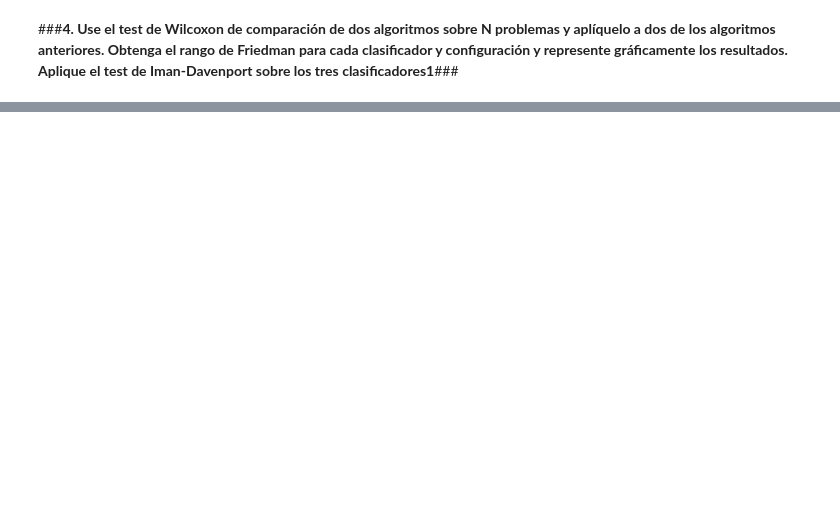
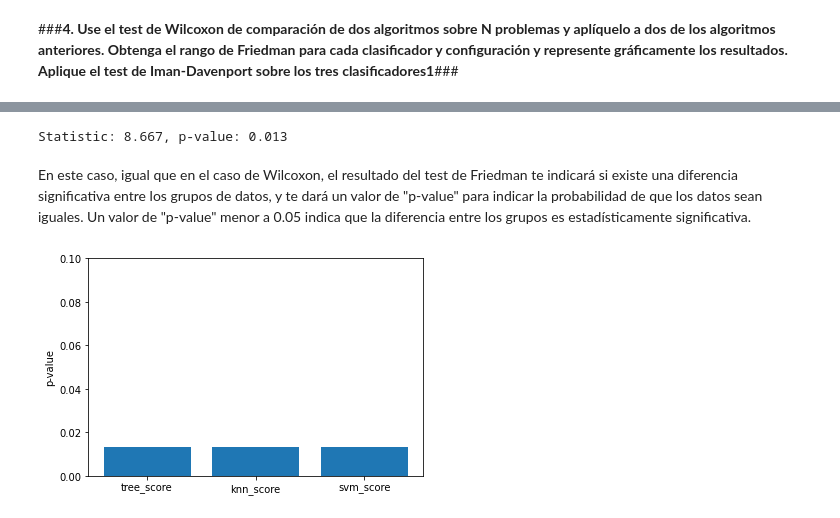
Before and after one commit to victoriapl01/Mineria_De_Datos, a Jupyter notebook: Practica2_1_IMD.ipynb, the cells around one changed output, grey strips where cells are left out. Drawn from its saved outputs; the diff is of its cells as text; code cells hidden in the pictures; blank space fills up the shorter version.

```diff
--- a/Practica2_1_IMD.ipynb
+++ b/Practica2_1_IMD.ipynb
@@ -465,3 +649,6 @@ Mean score:  0.9561310782241014
 Standard deviation:  0.04092424781084852
 Mean score:  0.9542418265029251
 Standard deviation:  0.04246209321799334
+# %%
+svm_score.append(vote_svm_cross[0].mean())
+svm_score
@@ -474,3 +670,6 @@ Mean score:  0.9419753086419753
 Standard deviation:  0.013580246913580233
 Mean score:  0.9498759062395198
 Standard deviation:  0.01443329995922477
+# %%
+tree_score.append(segment_tree_cross[0].mean())
+tree_score
@@ -481,3 +690,6 @@ Mean score:  0.906172839506173
 Standard deviation:  0.031329821087529686
 Mean score:  0.9076964039586322
 Standard deviation:  0.032206913481272116
+# %%
+knn_score.append(segment_knn_cross[0].mean())
+knn_score
@@ -490,3 +712,6 @@ Mean score:  0.9530864197530866
 Standard deviation:  0.02194615905510022
 Mean score:  0.954758578435597
 Standard deviation:  0.02114500346036691
+# %%
+svm_score.append(segment_svm_cross[0].mean())
+svm_score
@@ -494,0 +760,23 @@ Standard deviation:  0.02114500346036691
+# %%
+stat_friedman, p_value_friedman = friedmanchisquare(tree_score, knn_score, svm_score)
+print("Statistic: %.3f, p-value: %.3f" % (stat_friedman, p_value_friedman))
+# %% [output]
+Statistic: 8.667, p-value: 0.013
+# %% [markdown]
+En este caso, igual que en el caso de Wilcoxon, el resultado del test de Friedman te indicará si existe una diferencia significativa entre los grupos de datos, y te dará un valor de "p-value" para indicar la probabilidad de que los datos sean iguales. Un valor de "p-value" menor a 0.05 indica que la diferencia entre los grupos es estadísticamente significativa.
+# %%
+import matplotlib.pyplot as plt
+
+data = [tree_score, knn_score, svm_score]
+stat_friedman, p = friedmanchisquare(tree_score, knn_score, svm_score)
+
+group_labels = ["tree_score", "knn_score", "svm_score"]
+x_pos = np.arange(len(group_labels))
+
+plt.bar(x_pos, p, align='center')
+plt.xticks(x_pos, group_labels)
+plt.ylabel("p-value")
+plt.ylim(0,0.1) # limite al eje y en 0 y 1
+plt.show()
+# %% [output]
+[figure, added]
```
Also changed, not shown: parts of 48 cells of this notebook.
